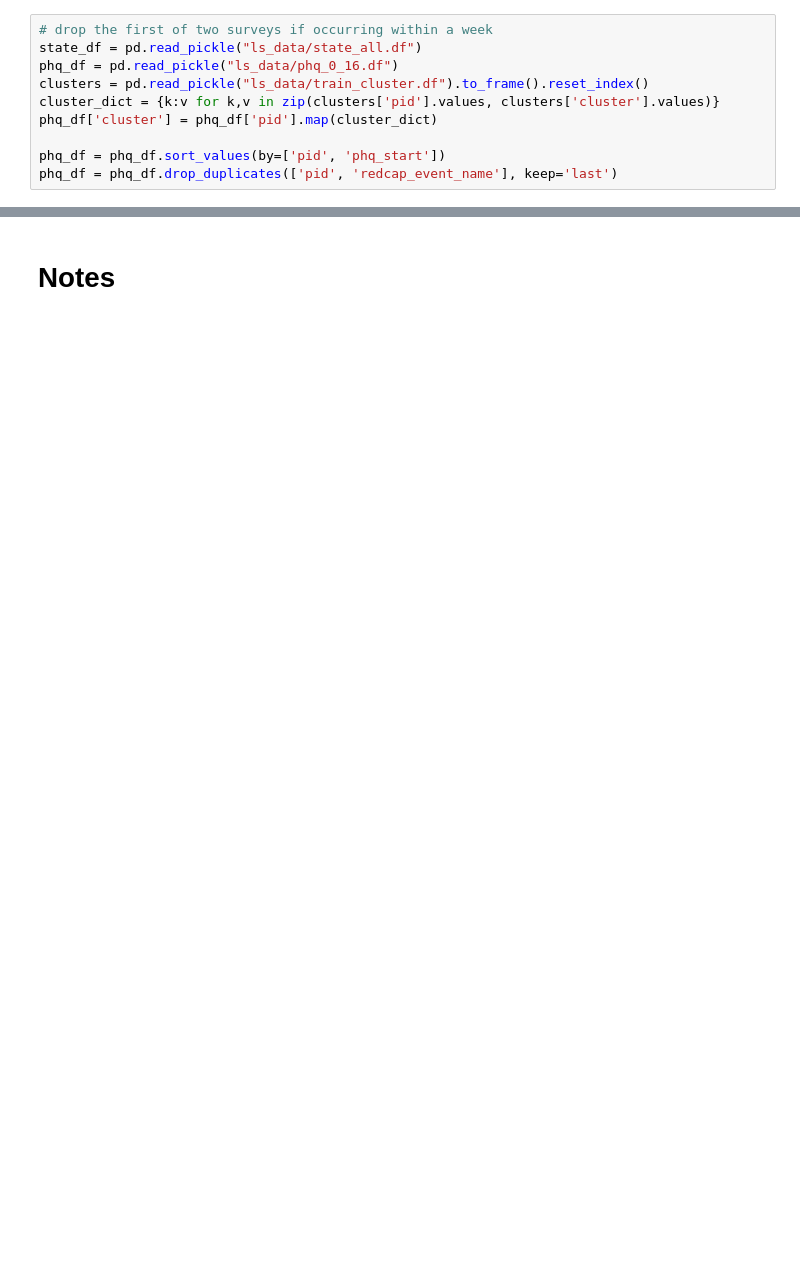
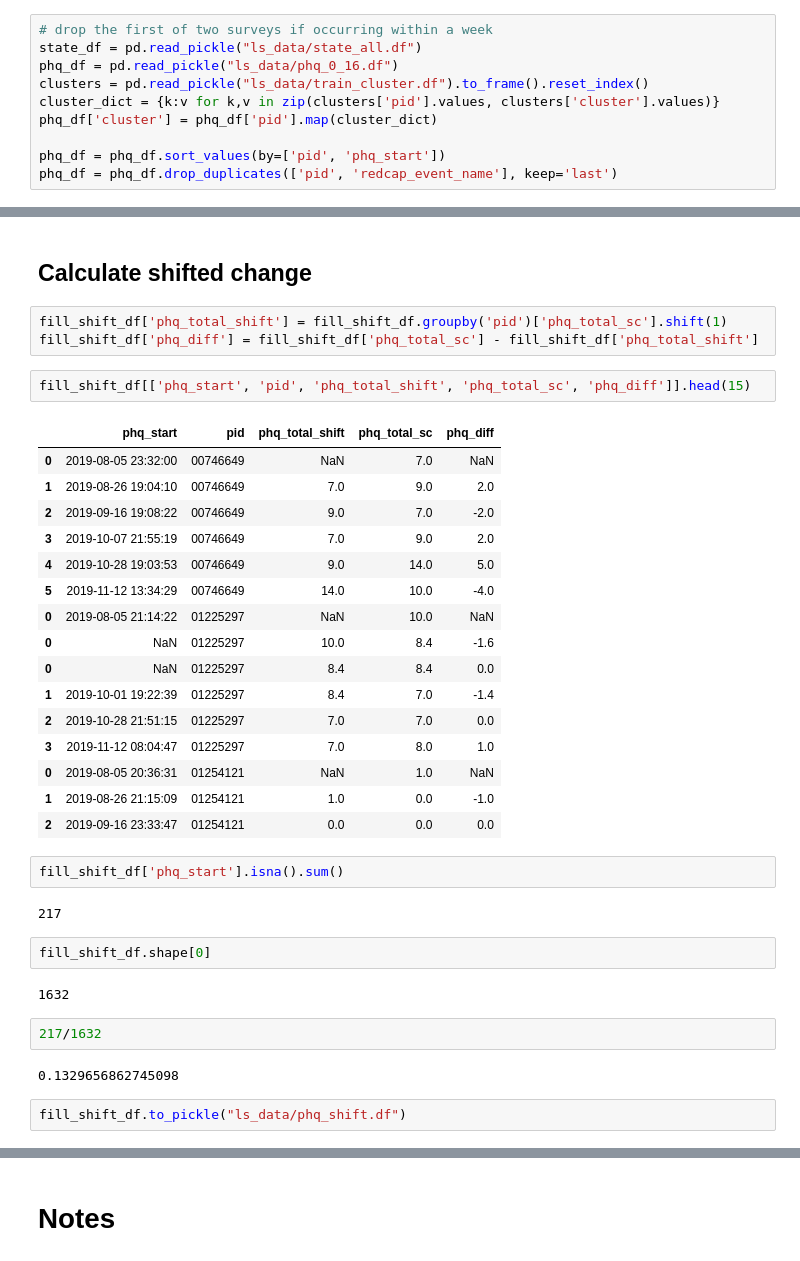
Before and after one commit to tliu526/lifesense, a Jupyter notebook: lifesense_cluster_processing.ipynb, the cells around one changed output, grey strips where cells are left out. Drawn from its saved outputs; the diff is of its cells as text; blank space fills up the shorter version.

```diff
--- a/lifesense_cluster_processing.ipynb
+++ b/lifesense_cluster_processing.ipynb
@@ -849,0 +1100,38 @@ plot_autocorr(wave1_ids, cluster_3_df, 5)
+# %% [markdown]
+## Calculate shifted change
+# %%
+fill_shift_df['phq_total_shift'] = fill_shift_df.groupby('pid')['phq_total_sc'].shift(1)
+fill_shift_df['phq_diff'] = fill_shift_df['phq_total_sc'] - fill_shift_df['phq_total_shift']
+# %%
+fill_shift_df[['phq_start', 'pid', 'phq_total_shift', 'phq_total_sc', 'phq_diff']].head(15)
+# %% [output]
+|  | phq_start | pid | phq_total_shift | phq_total_sc | phq_diff |
+| 0 | 2019-08-05 23:32:00 | 00746649 | NaN | 7.0 | NaN |
+| 1 | 2019-08-26 19:04:10 | 00746649 | 7.0 | 9.0 | 2.0 |
+| 2 | 2019-09-16 19:08:22 | 00746649 | 9.0 | 7.0 | -2.0 |
+| 3 | 2019-10-07 21:55:19 | 00746649 | 7.0 | 9.0 | 2.0 |
+| 4 | 2019-10-28 19:03:53 | 00746649 | 9.0 | 14.0 | 5.0 |
+| 5 | 2019-11-12 13:34:29 | 00746649 | 14.0 | 10.0 | -4.0 |
+| 0 | 2019-08-05 21:14:22 | 01225297 | NaN | 10.0 | NaN |
+| 0 | NaN | 01225297 | 10.0 | 8.4 | -1.6 |
+| 0 | NaN | 01225297 | 8.4 | 8.4 | 0.0 |
+| 1 | 2019-10-01 19:22:39 | 01225297 | 8.4 | 7.0 | -1.4 |
+| 2 | 2019-10-28 21:51:15 | 01225297 | 7.0 | 7.0 | 0.0 |
+| 3 | 2019-11-12 08:04:47 | 01225297 | 7.0 | 8.0 | 1.0 |
+| 0 | 2019-08-05 20:36:31 | 01254121 | NaN | 1.0 | NaN |
+| 1 | 2019-08-26 21:15:09 | 01254121 | 1.0 | 0.0 | -1.0 |
+| 2 | 2019-09-16 23:33:47 | 01254121 | 0.0 | 0.0 | 0.0 |
+# %%
+fill_shift_df['phq_start'].isna().sum()
+# %% [output]
+217
+# %%
+fill_shift_df.shape[0]
+# %% [output]
+1632
+# %%
+217/1632
+# %% [output]
+0.1329656862745098
+# %%
+fill_shift_df.to_pickle("ls_data/phq_shift.df")
```
Also changed, not shown: parts of 32 cells of this notebook.
